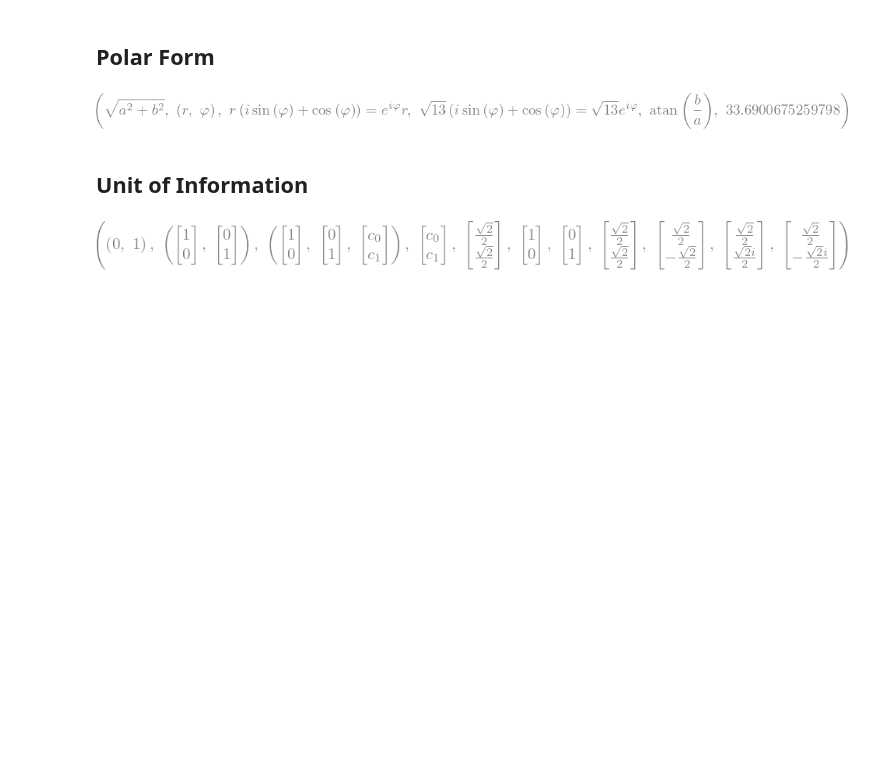
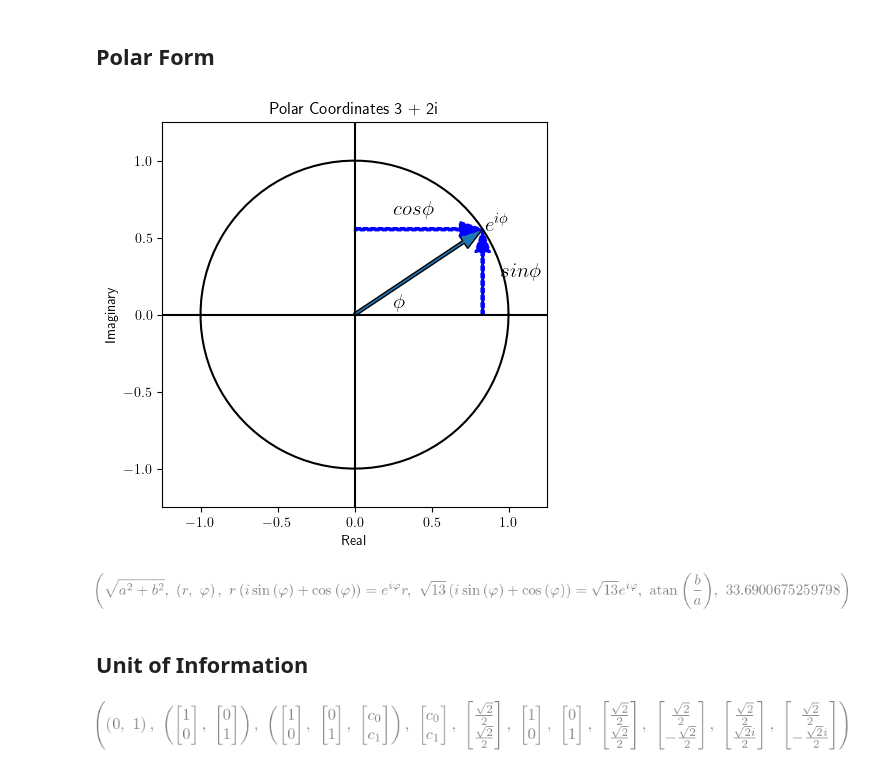
Before and after one commit to Artuk009/QuantumComputing, a Jupyter notebook: LectureOne.ipynb, the cells around one changed output. Cells and saved outputs as stored; diff of their text form; code cells hidden in the pictures; blank space fills up the shorter version.

```diff
--- a/LectureOne.ipynb
+++ b/LectureOne.ipynb
@@ -1,11 +1,15 @@
 # %%
 # Author: Brent Artuch
-# 2024/09/12
+# 2024/09/15
 
 from sympy import *
 from sympy.physics.quantum import *
 from math import degrees
 from IPython.display import *
+import matplotlib.pyplot as plt
+import numpy as np
+
+plt.rcParams["text.usetex"] = True
 # %% [markdown]
 ## Complex Numbers
 # %%
@@ -37,26 +57,56 @@ squared_magnitude_example = expand(complex_number * conjugate_example)
 # %%
 phi, r, e = symbols('varphi, r, e')
 # Calculate magnitude r using the Norm Sqaure or Pythagorean Theorem:
 r_calculated = sqrt(z_squared_magnitude)
 # Note: if b = 0, then r = ||a||
 
 # The phase phi is called the argument
 polar_coordinates = (r, phi)
 z_polar_form = Eq(r*(cos(phi) + I*sin(phi)), r*e**(I*phi))
 
 # Example
 r_example = sqrt(squared_magnitude_example)
 z_polar_form_example = Eq(r_example*(cos(phi) + I*sin(phi)), r_example*e**(I*phi))
 
 # Side Note: Calculating the angle phi
 phi_calculated = atan(b/a)
 
 # Example Continued
-phi_example = degrees(atan(b_1/a_1))
+rads_phi_example = np.atan(b_1/a_1)
+phi_example = degrees(rads_phi_example)
+sin_phi = np.sin(rads_phi_example)
+cos_phi = np.cos(rads_phi_example)
+
+# Plot
+radius = 1
+angles = np.linspace(0 * np.pi, 2 * np.pi, 100)
+xs = np.cos(angles)
+ys = np.sin(angles)
+
+plt.figure(figsize=(5,5))
+plt.title("Polar Coordinates 3 + 2i")
+plt.annotate(r'$e^{i \phi}$', xy=(0.85, 0.55), fontsize = 15)
+plt.annotate(r'$cos \phi$', xy=(0.25, 0.65), fontsize = 15)
+plt.annotate(r'$sin \phi$', xy=(0.95, 0.25), fontsize = 15)
+plt.annotate(r'$\phi$', xy=(0.25, 0.05), fontsize = 15)
+plt.plot(xs, ys, color = 'black')
+plt.xlim(-radius-0.25, radius+0.25)
+plt.ylim(-radius-0.25, radius+0.25)
+plt.ylabel('Imaginary')
+plt.xlabel('Real')
+plt.gca().set_aspect('equal')
+plt.plot([radius+0.25, -radius-0.25], [0, 0], color = 'black')
+plt.plot([0, 0], [radius+0.25, -radius-0.25], color = 'black')
+plt.arrow(0, 0, cos_phi, sin_phi,  head_width = 0.1, length_includes_head = True, width = 0.02)
+plt.arrow(cos_phi, 0, 0, sin_phi, head_width = 0.1, length_includes_head = True, width = 0.02, color = 'b', linestyle = '--')
+plt.arrow(0, sin_phi, cos_phi, 0, head_width = 0.1, length_includes_head = True, width = 0.02, color = 'b', linestyle = '--')
+
+plt.show()
 
 (r_calculated, polar_coordinates, z_polar_form, z_polar_form_example, phi_calculated, phi_example)
 # %% [output]
-[figure, old version]
+[figure, new version]
+[figure, added]
 # %% [markdown]
 ## Unit of Information
 # %%
```
Also changed, not shown: parts of 1 cell of this notebook, 1 other file.
